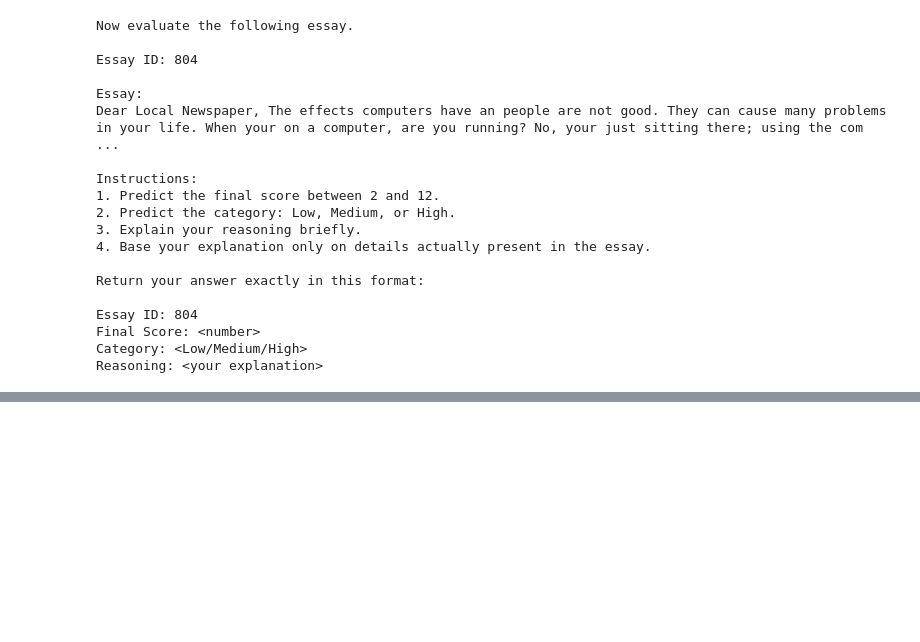
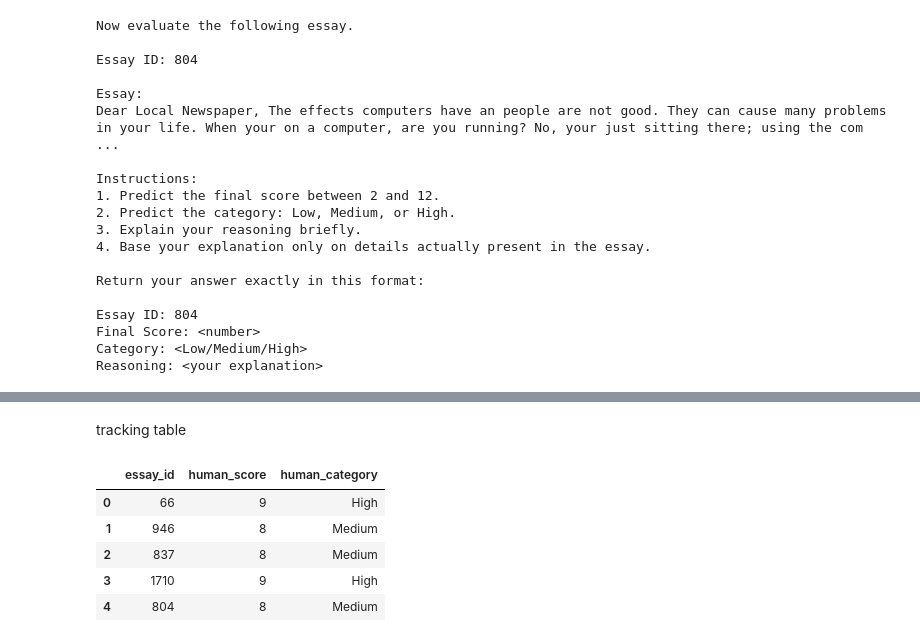
Before and after one commit to MalakSalehh/Thesis-datasets, a Jupyter notebook: ASAP.ipynb, the cells around one changed output, grey strips where cells are left out. Drawn from its saved outputs; the diff is of its cells as text; code cells hidden in the pictures; blank space fills up the shorter version.

```diff
--- a/ASAP.ipynb
+++ b/ASAP.ipynb
@@ -774,0 +929,32 @@ Reasoning: <your explanation>
+# %% [markdown]
+tracking table
+# %%
+tracking_df = test_df[[
+    "essay_id",
+    "essay",
+    "domain1_score",
+    "score_category"
+]].copy()
+
+tracking_df = tracking_df.rename(columns={
+    "domain1_score": "human_score",
+    "score_category": "human_category"
+})
+
+tracking_df["prompt"] = tracking_df.apply(
+    lambda row: build_test_prompt(row["essay_id"], row["essay"]),
+    axis=1
+)
+
+tracking_df["ai_raw_response"] = ""
+tracking_df["ai_score"] = None
+tracking_df["ai_category"] = ""
+
+tracking_df[["essay_id", "human_score", "human_category"]]
+# %% [output]
+|  | essay_id | human_score | human_category |
+| 0 | 66 | 9 | High |
+| 1 | 946 | 8 | Medium |
+| 2 | 837 | 8 | Medium |
+| 3 | 1710 | 9 | High |
+| 4 | 804 | 8 | Medium |
```
Also changed, not shown: parts of 9 cells of this notebook.
